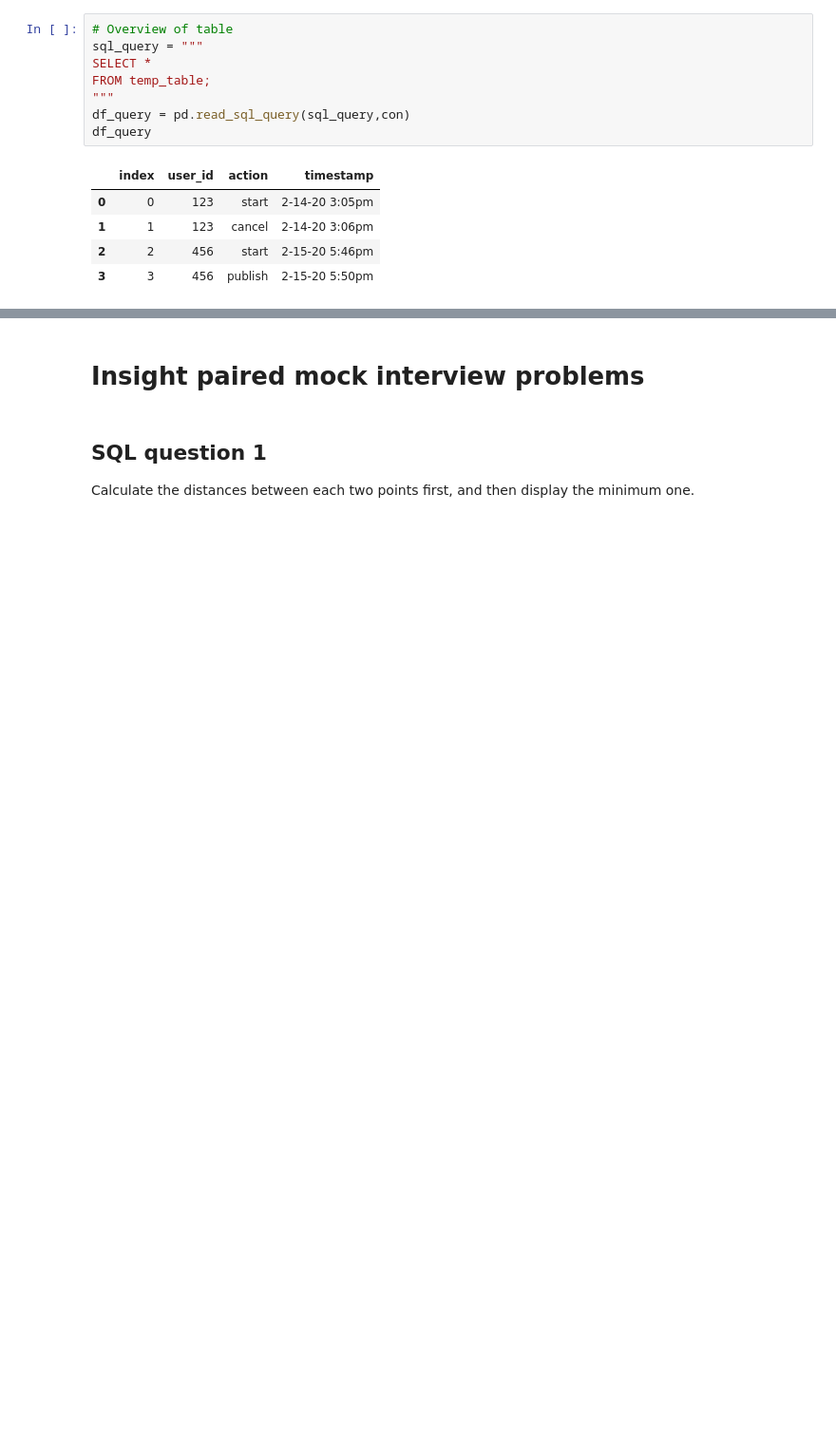
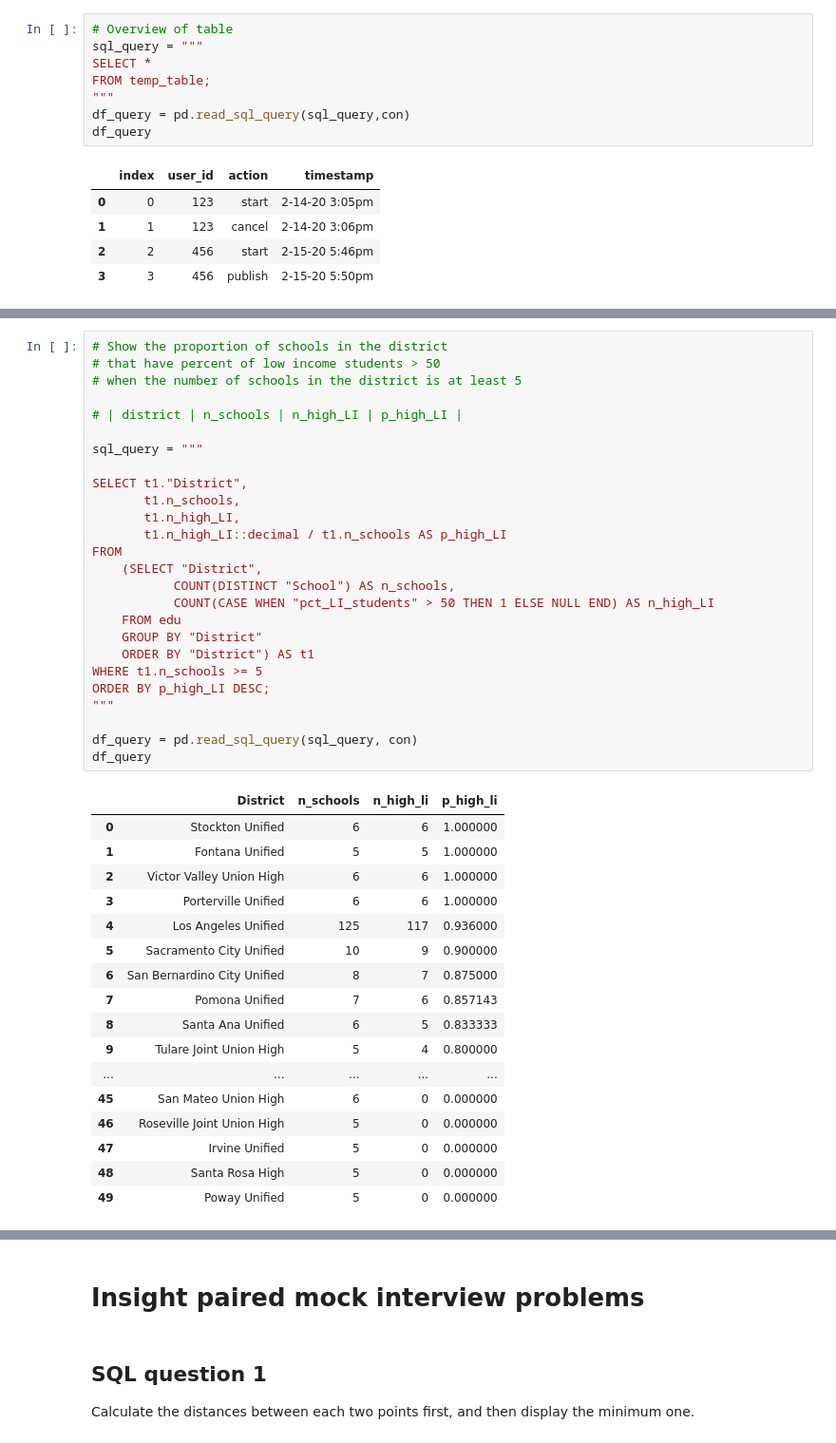
Before and after one commit to benslack19/my_DS_notes, a Jupyter notebook: SQL/SQLqueries_daily_problems.ipynb, the cells around one changed output, grey strips where cells are left out. Shown at 95% size. Cells and saved outputs as stored; diff of their text form; blank space fills up the shorter version.

```diff
--- a/SQL/SQLqueries_daily_problems.ipynb
+++ b/SQL/SQLqueries_daily_problems.ipynb
@@ -127,0 +378,44 @@ df_query
+# %%
+# Show the proportion of schools in the district
+# that have percent of low income students > 50
+# when the number of schools in the district is at least 5
+
+# | district | n_schools | n_high_LI | p_high_LI |
+
+sql_query = """
+
+SELECT t1."District",
+       t1.n_schools,
+       t1.n_high_LI,
+       t1.n_high_LI::decimal / t1.n_schools AS p_high_LI
+FROM
+    (SELECT "District",
+           COUNT(DISTINCT "School") AS n_schools,
+           COUNT(CASE WHEN "pct_LI_students" > 50 THEN 1 ELSE NULL END) AS n_high_LI
+    FROM edu
+    GROUP BY "District"
+    ORDER BY "District") AS t1
+WHERE t1.n_schools >= 5
+ORDER BY p_high_LI DESC;
+"""
+
+df_query = pd.read_sql_query(sql_query, con)
+df_query
+# %% [output]
+|  | District | n_schools | n_high_li | p_high_li |
+| 0 | Stockton Unified | 6 | 6 | 1.000000 |
+| 1 | Fontana Unified | 5 | 5 | 1.000000 |
+| 2 | Victor Valley Union High | 6 | 6 | 1.000000 |
+| 3 | Porterville Unified | 6 | 6 | 1.000000 |
+| 4 | Los Angeles Unified | 125 | 117 | 0.936000 |
+| 5 | Sacramento City Unified | 10 | 9 | 0.900000 |
+| 6 | San Bernardino City Unified | 8 | 7 | 0.875000 |
+| 7 | Pomona Unified | 7 | 6 | 0.857143 |
+| 8 | Santa Ana Unified | 6 | 5 | 0.833333 |
+| 9 | Tulare Joint Union High | 5 | 4 | 0.800000 |
+| ... | ... | ... | ... | ... |
+| 45 | San Mateo Union High | 6 | 0 | 0.000000 |
+| 46 | Roseville Joint Union High | 5 | 0 | 0.000000 |
+| 47 | Irvine Unified | 5 | 0 | 0.000000 |
+| 48 | Santa Rosa High | 5 | 0 | 0.000000 |
+| 49 | Poway Unified | 5 | 0 | 0.000000 |
```
Also changed, not shown: parts of 25 cells of this notebook, 7 other files.
